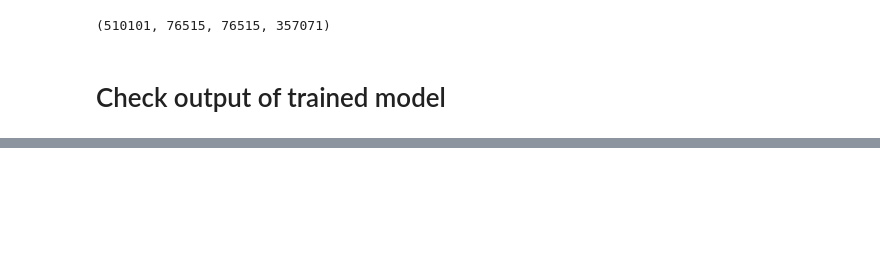
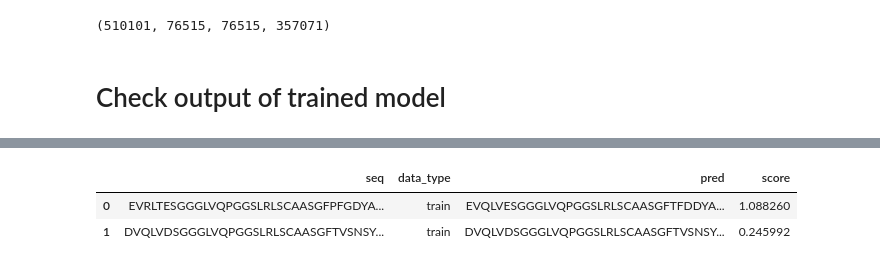
Before and after one commit to jaroslawk/peds2019, a Jupyter notebook: eda_predict.ipynb, the cells around one changed output, grey strips where cells are left out. Saved outputs shown, nothing was run; the diff lists cells and outputs as text; code cells hidden in the pictures; blank space fills up the shorter version.

```diff
--- a/eda_predict.ipynb
+++ b/eda_predict.ipynb
@@ -42,0 +46,6 @@ show accuracy on validation set
+# %%
+train.head(2)
+# %% [output]
+|  | seq | data_type | pred | score |
+| 0 | EVRLTESGGGLVQPGGSLRLSCAASGFPFGDYA... | train | EVQLVESGGGLVQPGGSLRLSCAASGFTFDDYA... | 1.088260 |
+| 1 | DVQLVDSGGGLVQPGGSLRLSCAASGFTVSNSY... | train | DVQLVDSGGGLVQPGGSLRLSCAASGFTVSNSY... | 0.245992 |
```
Also changed, not shown: parts of 12 cells of this notebook, 2 other files.
